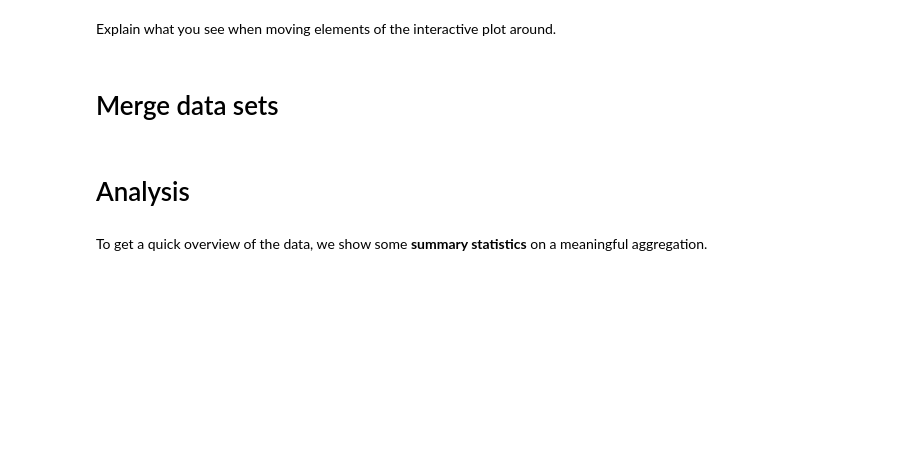
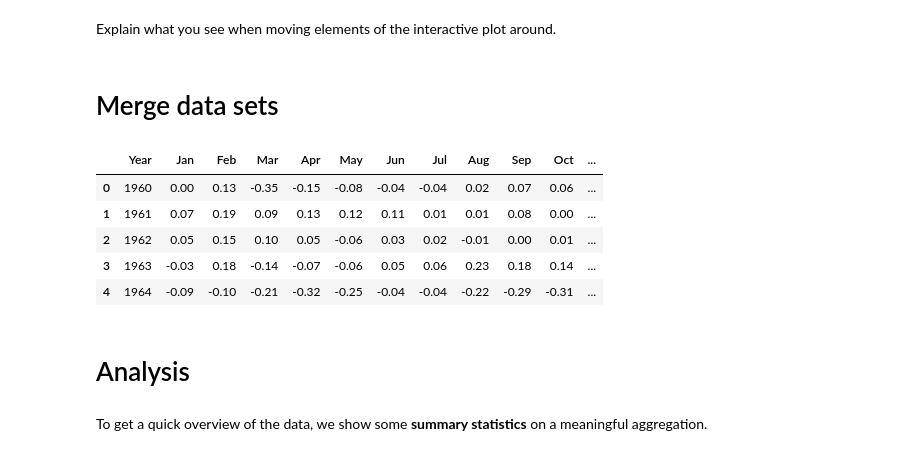
Before and after one commit to NumEconCopenhagen/projects-2024-codeonomics-crew, a Jupyter notebook: dataproject/dataproject.ipynb, the cells around one changed output. Cells and saved outputs as stored; diff of their text form; code cells hidden in the pictures; blank space fills up the shorter version.

Commit message:
Merge

```diff
--- a/dataproject/dataproject.ipynb
+++ b/dataproject/dataproject.ipynb
@@ -222,6 +212,19 @@ widgets.interact(plot_func,
 Explain what you see when moving elements of the interactive plot around.
 # %% [markdown]
 # Merge data sets
+# %%
+
+GDP['Year'] = GDP['Year'].astype(int)
+GlobalTemp['Year'] = GlobalTemp['Year'].astype(int)
+MERGED = pd.merge(GlobalTemp,GDP,on='Year', how='inner')
+MERGED.head()
+# %% [output]
+|  | Year | Jan | Feb | Mar | Apr | May | Jun | Jul | Aug | Sep | Oct | ... |
+| 0 | 1960 | 0.00 | 0.13 | -0.35 | -0.15 | -0.08 | -0.04 | -0.04 | 0.02 | 0.07 | 0.06 | ... |
+| 1 | 1961 | 0.07 | 0.19 | 0.09 | 0.13 | 0.12 | 0.11 | 0.01 | 0.01 | 0.08 | 0.00 | ... |
+| 2 | 1962 | 0.05 | 0.15 | 0.10 | 0.05 | -0.06 | 0.03 | 0.02 | -0.01 | 0.00 | 0.01 | ... |
+| 3 | 1963 | -0.03 | 0.18 | -0.14 | -0.07 | -0.06 | 0.05 | 0.06 | 0.23 | 0.18 | 0.14 | ... |
+| 4 | 1964 | -0.09 | -0.10 | -0.21 | -0.32 | -0.25 | -0.04 | -0.04 | -0.22 | -0.29 | -0.31 | ... |
 # %% [markdown]
 # Analysis
 # %% [markdown]
```
Also changed, not shown: parts of 8 cells of this notebook.
